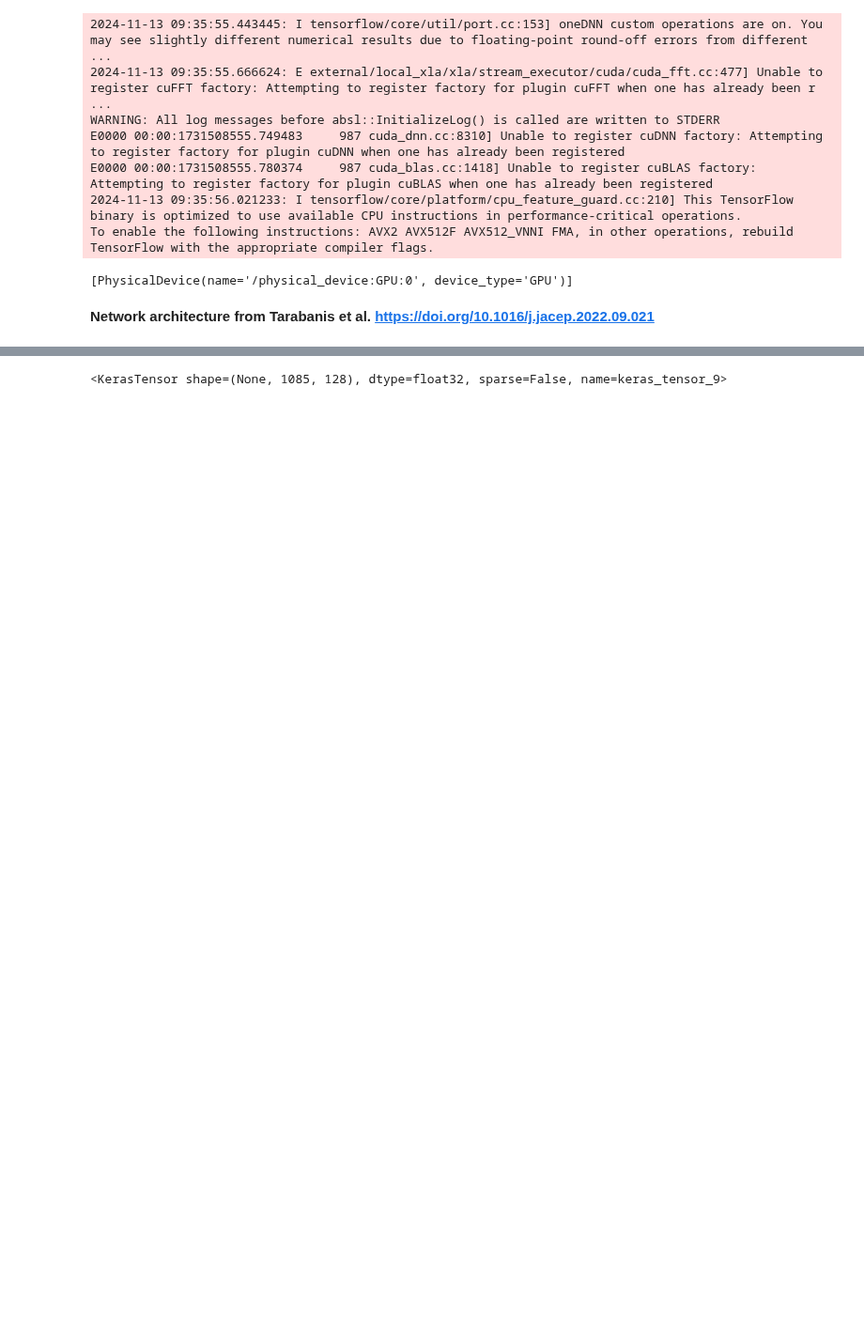
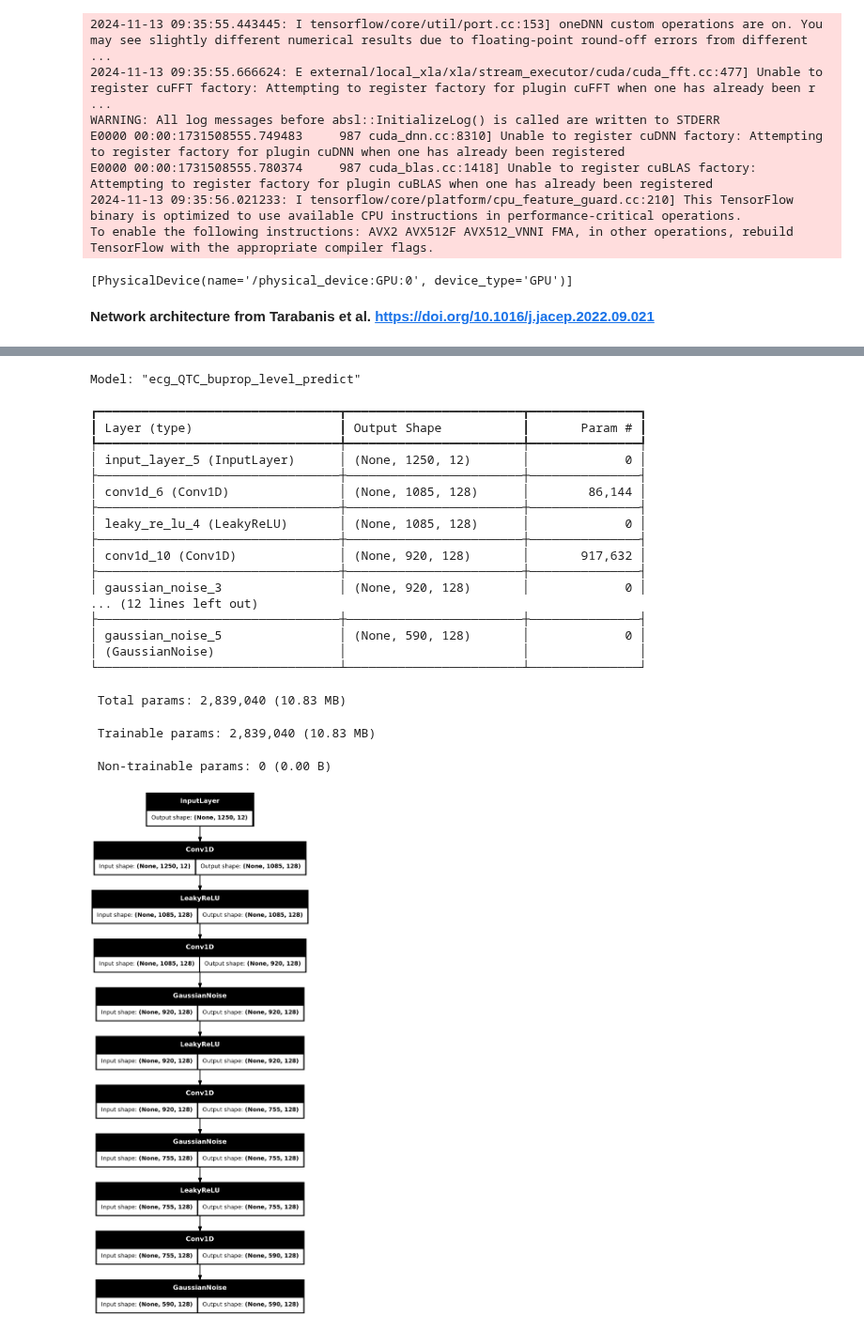
Before and after one commit to rzemla/ECG_pipeline, a Jupyter notebook: qtc_prediction_ML_model.ipynb, the cells around one changed output, grey strips where cells are left out. Shown at 94% size. Saved outputs shown, nothing was run; the diff lists cells and outputs as text; code cells hidden in the pictures; blank space fills up the shorter version.

Commit message:
layer build continued

```diff
--- a/qtc_prediction_ML_model.ipynb
+++ b/qtc_prediction_ML_model.ipynb
@@ -35,7 +35,9 @@ ecg_inputs = keras.Input(shape=(time_samples, channels))
 conv_kernel_size = 56
 conv_filter_size = 128
 conv_dilation_rate = 3
-conv_gauss_noise_stdev = 0.0013
+
+#noise params
+gauss_noise_stdev = 0.0013
 
 #Block 1_1 - 1D convolution
 b1_conv1D_1 = Conv1D(
@@ -50,26 +52,61 @@ def act_conv_noise(inputs, block_name='ActConvNoise'):
     with tf.name_scope(block_name):
         #activation params
         leaky_relu_alpha = 0.20631
+
         #convolution_params
         conv_kernel_size = 56
         conv_filter_size = 128
         conv_dilation_rate = 3
-        conv_gauss_noise_stdev = 0.0013
+        gauss_noise_stdev = 0.0013
+
         #activation
         act = LeakyReLU(negative_slope=leaky_relu_alpha)(inputs)
+
         #convolution
         conv = Conv1D(filters=conv_filter_size,
                     kernel_size=conv_kernel_size,
                     dilation_rate=conv_dilation_rate)(act)
+
         #noise
-        output_layer = GaussianNoise()(conv)
+        output_layer = GaussianNoise(stddev=gauss_noise_stdev)(conv)
         return output_layer
-# %%
-#Arrange the layers into unified network
-
-b1_conv1D_1
-# %% [output]
-<KerasTensor shape=(None, 1085, 128), dtype=float32, sparse=False, name=keras_tensor_9>
+# %%
+#Arrange the layers into unified network
+
+#block 1_1
+b1_conv1D_1
+#block 1_2
+b1_act_conv_noise_2 = act_conv_noise(b1_conv1D_1, 'block1_2')
+#block 1_3
+b1_act_conv_noise_3 = act_conv_noise(b1_act_conv_noise_2, 'block1_3')
+#block 1_4
+b1_act_conv_noise_4 = act_conv_noise(b1_act_conv_noise_3, 'block1_4')
 # %%
 #Define the model and plot the model tree
-model = keras.Model(inputs=ecg_inputs, outputs=outputs, name="ecg_QTC_buprop_level_predict")
+model = keras.Model(inputs=ecg_inputs, outputs=b1_act_conv_noise_4, name="ecg_QTC_buprop_level_predict")
+
+model.summary()
+keras.utils.plot_model(model, "ecg_QTC_buprop_level_predi.png", show_shapes=True)
+# %% [output]
+Model: "ecg_QTC_buprop_level_predict"
+┏━━━━━━━━━━━━━━━━━━━━━━━━━━━━━━━━━┳━━━━━━━━━━━━━━━━━━━━━━━━┳━━━━━━━━━━━━━━━┓
+┃ Layer (type)                    ┃ Output Shape           ┃       Param # ┃
+┡━━━━━━━━━━━━━━━━━━━━━━━━━━━━━━━━━╇━━━━━━━━━━━━━━━━━━━━━━━━╇━━━━━━━━━━━━━━━┩
+│ input_layer_5 (InputLayer)      │ (None, 1250, 12)       │             0 │
+├─────────────────────────────────┼────────────────────────┼───────────────┤
+│ conv1d_6 (Conv1D)               │ (None, 1085, 128)      │        86,144 │
+├─────────────────────────────────┼────────────────────────┼───────────────┤
+│ leaky_re_lu_4 (LeakyReLU)       │ (None, 1085, 128)      │             0 │
+├─────────────────────────────────┼────────────────────────┼───────────────┤
+│ conv1d_10 (Conv1D)              │ (None, 920, 128)       │       917,632 │
+├─────────────────────────────────┼────────────────────────┼───────────────┤
+│ gaussian_noise_3                │ (None, 920, 128)       │             0 │
+... (12 lines left out)
+├─────────────────────────────────┼────────────────────────┼───────────────┤
+│ gaussian_noise_5                │ (None, 590, 128)       │             0 │
+│ (GaussianNoise)                 │                        │               │
+└─────────────────────────────────┴────────────────────────┴───────────────┘
+ Total params: 2,839,040 (10.83 MB)
+ Trainable params: 2,839,040 (10.83 MB)
+ Non-trainable params: 0 (0.00 B)
+[figure, added]
```
Also changed, not shown: 1 other file.
